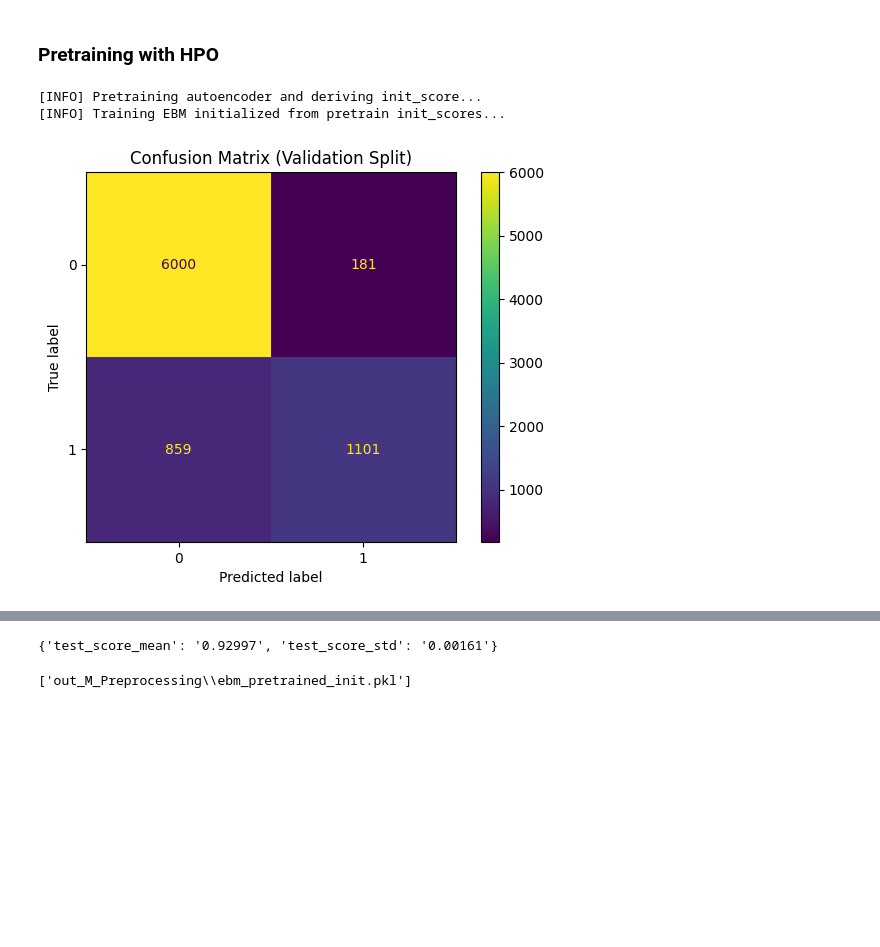
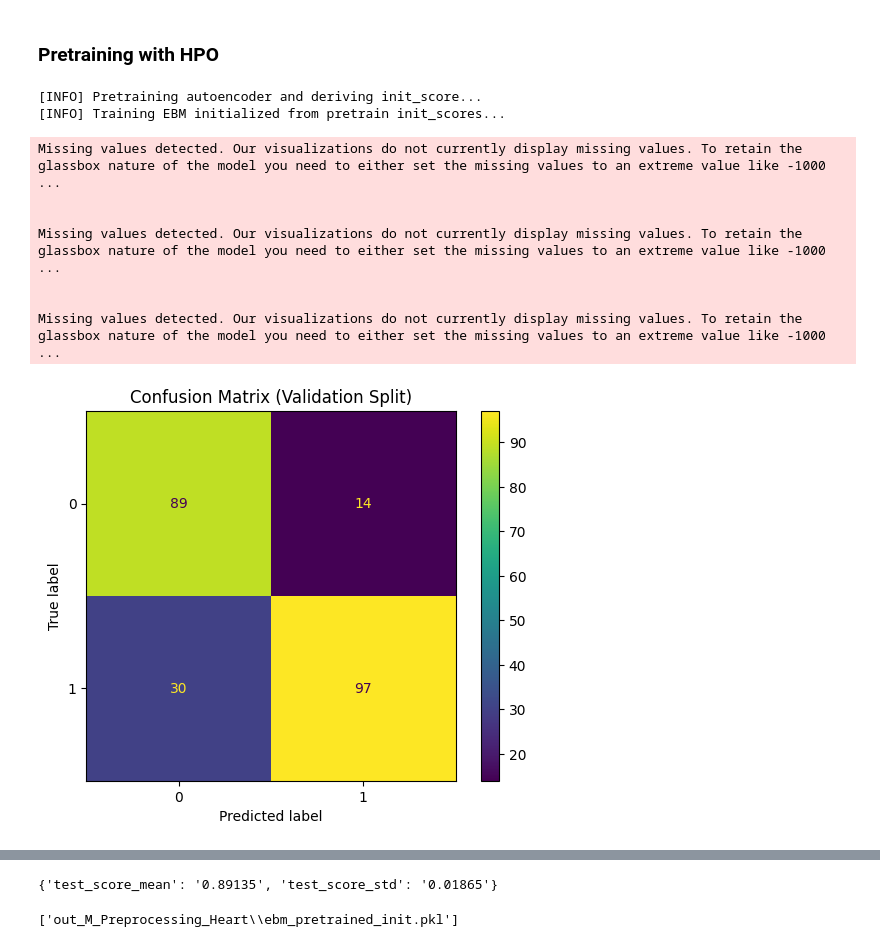
Before and after one commit to Isara-Li/COLLAB003-EBM-Interpretability, a Jupyter notebook: Heart_Data/M_Preporcessing.ipynb, the cells around one changed output, grey strips where cells are left out. Saved outputs shown, nothing was run; the diff lists cells and outputs as text; code cells hidden in the pictures; blank space fills up the shorter version.

Commit message:
Complete the notebook for heart dataset

```diff
--- a/Heart_Data/M_Preporcessing.ipynb
+++ b/Heart_Data/M_Preporcessing.ipynb
@@ -167,6 +167,8 @@ class TabularAutoencoder(nn.Module):
         recon = self.decoder(z)
         return recon, z
 # %%
+from sklearn.impute import SimpleImputer
+
 def pretrain_autoencoder_get_init_scores(X_unlabeled: np.ndarray, X_small_labeled: np.ndarray, y_small: np.ndarray,
                                          device='cpu', epochs=50, batch_size=256, latent_dim=32):
     """
@@ -175,6 +177,8 @@ def pretrain_autoencoder_get_init_scores(X_unlabeled: np.ndarray, X_small_labele
     Returns init_score for entire dataset (probabilities).
     """
     device = torch.device(device)
+    X_unlabeled = np.nan_to_num(X_unlabeled, nan=0.0, posinf=0.0, neginf=0.0)
+    X_small_labeled = np.nan_to_num(X_small_labeled, nan=0.0, posinf=0.0, neginf=0.0)
     X_unlabeled_t = torch.from_numpy(X_unlabeled.astype(np.float32))
     ds = TensorDataset(X_unlabeled_t)
     dl = DataLoader(ds, batch_size=batch_size, shuffle=True)
@@ -200,6 +204,12 @@ def pretrain_autoencoder_get_init_scores(X_unlabeled: np.ndarray, X_small_labele
         Z_small = ae.encoder(torch.from_numpy(X_small_labeled.astype(np.float32)).to(device)).cpu().numpy()
         Z_full = ae.encoder(torch.from_numpy(X_unlabeled.astype(np.float32)).to(device)).cpu().numpy()
 
+    imputer = SimpleImputer(strategy="mean")
+    Z_small = imputer.fit_transform(Z_small)
+    Z_full = imputer.transform(Z_full)
+
+
+
     # train logistic regression on Z_small -> produce probabilities for full set as init_score
     clf = LogisticRegression(max_iter=1000)
     clf.fit(Z_small, y_small)
@@ -369,7 +379,7 @@ KeyboardInterrupt:
 # Baseline EBM
 print('[INFO] Training baseline EBM (default params)...')
 ebm_params = {'learning_rate': 0.006358358856676255, 'max_bins': 381, 'max_leaves': 3, 'max_rounds': 1942, 'interactions': 9, 'outer_bags': 10, 'inner_bags': 1, 'greedy_ratio': 3.6680901970686763, "random_state": 1337,"n_jobs": -1}
-X_all, y = get_adult_data()
+X_all, y = get_heart_data()
 ebm, record = train_baseline_ebm_with_vis(X_all, y, params=ebm_params)
 #print('[BASELINE]', base_metrics)
 print('[BASELINE]', record)
@@ -414,10 +424,10 @@ def preprocessor_with_encoding(X: pd.DataFrame):
 
     return preproc
 # %%
-def get_adult_data_with_split():
+def get_heart_data_with_split():
     os.makedirs(output_dir, exist_ok=True)
     print(f'[INFO] Loading {dataset} dataset ...')
-    X_df, y, sensitive = DATASET_LOADERS[dataset]()
+    X_df, y = DATASET_LOADERS[dataset]()
     preproc = preprocessor_with_encoding(X_df)
     X_all = preproc.fit_transform(X_df)
     # convert to numpy arrays for later use
@@ -425,12 +435,12 @@ def get_adult_data_with_split():
     y = np.asarray(y, dtype=int)
     print("[INFO] Loading completed")
 
-    X_temp, X_test, y_temp, y_test, sens_temp, sens_test = train_test_split(
-    X_all, y, sensitive, test_size=0.2, stratify=y, random_state=SEED)
-    X_train, X_val, y_train, y_val, sens_train, sens_val = train_test_split(
-    X_temp, y_temp, sens_temp, test_size=0.25, stratify=y_temp, random_state=SEED)  # 0.25*0.8 = 0.2
+    X_temp, X_test, y_temp, y_test = train_test_split(
+    X_all, y,  test_size=0.2, stratify=y, random_state=SEED)
+    X_train, X_val, y_train, y_val = train_test_split(
+    X_temp, y_temp,  test_size=0.25, stratify=y_temp, random_state=SEED)  # 0.25*0.8 = 0.2
 
-    return X_train, y_train, sens_train, X_val, y_val, sens_val, X_test, y_test, sens_test,X_all
+    return X_train, y_train,  X_val, y_val,  X_test, y_test, X_all
 # %%
-X_train, y_train, sens_train, X_val, y_val, sens_val, X_test, y_test, sens_test, X_all = get_adult_data_with_split()
+X_train, y_train,  X_val, y_val, X_test, y_test, X_all = get_heart_data_with_split()
 # %% [output]
@@ -554,27 +570,34 @@ joblib.dump(trained_model, os.path.join(output_dir, 'ebm_pretrained_init.pkl'))
 # %%
 print('[INFO] Pretraining autoencoder and deriving init_score...')
 # Use all X_train + X_val + X_test as unlabeled pool for pretraining; use small labeled subset for classifier on latent.
 X_unlabeled = X_all  # full data for self-supervision (practical choice)
 # small labeled subset (simulate cold-start)
 small_idx = np.random.choice(range(len(X_train)), size=int(0.2 * len(X_train)), replace=False)
 X_small_labeled = X_train[small_idx]
 y_small = y_train[small_idx]
 init_scores_full, ae_model, small_clf = pretrain_autoencoder_get_init_scores(
     X_unlabeled, X_small_labeled, y_small, epochs=20, batch_size=256, latent_dim=32)
 # Train EBM with init_score (init_score accepts per-sample scores)
 # NOTE: InterpretML expects init_score to be either per-sample score array or a model that produces scores.
 
-ebm_params = {'learning_rate': 0.053837171670457214, 'max_bins': 239, 'max_leaves': 8, 'max_rounds': 908, 'interactions': 7, 'outer_bags': 20, 'inner_bags': 0, 'greedy_ratio': 10.890167671001365, "random_state": 1337,"n_jobs": -1}
+ebm_params = {'learning_rate': 0.006358358856676255, 'max_bins': 381, 'max_leaves': 3, 'max_rounds': 1942, 'interactions': 9, 'outer_bags': 10, 'inner_bags': 1, 'greedy_ratio': 3.6680901970686763, "random_state": 1337,"n_jobs": -1}
 
 
 print('[INFO] Training EBM initialized from pretrain init_scores...')
 trained_model, record= train_baseline_ebm_with_vis_init(X_all, y, init_score=init_scores_full,params=ebm_params)
 print(record)
 joblib.dump(trained_model, os.path.join(output_dir, 'ebm_pretrained_init.pkl'))
 # %% [output]
 [INFO] Pretraining autoencoder and deriving init_score...
 [INFO] Training EBM initialized from pretrain init_scores...
+Missing values detected. Our visualizations do not currently display missing values. To retain the glassbox nature of the model you need to either set the missing values to an extreme value like -1000 ...
+
+
+Missing values detected. Our visualizations do not currently display missing values. To retain the glassbox nature of the model you need to either set the missing values to an extreme value like -1000 ...
+
+
+Missing values detected. Our visualizations do not currently display missing values. To retain the glassbox nature of the model you need to either set the missing values to an extreme value like -1000 ...
-[figure, old version]
+[figure, new version]
 [interactive output not drawn]
-{'test_score_mean': '0.92997', 'test_score_std': '0.00161'}
-['out_M_Preprocessing\\ebm_pretrained_init.pkl']
+{'test_score_mean': '0.89135', 'test_score_std': '0.01865'}
+['out_M_Preprocessing_Heart\\ebm_pretrained_init.pkl']
```
Also changed, not shown: parts of 3 cells of this notebook, 2 other files.
